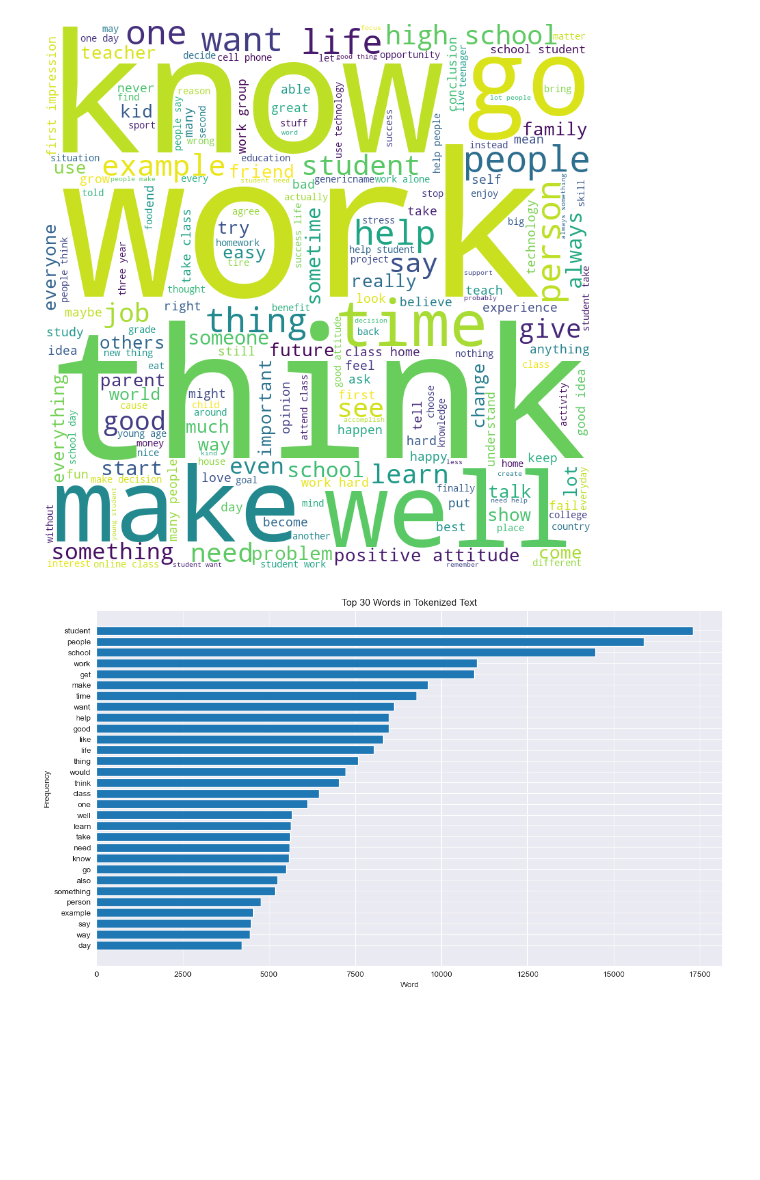
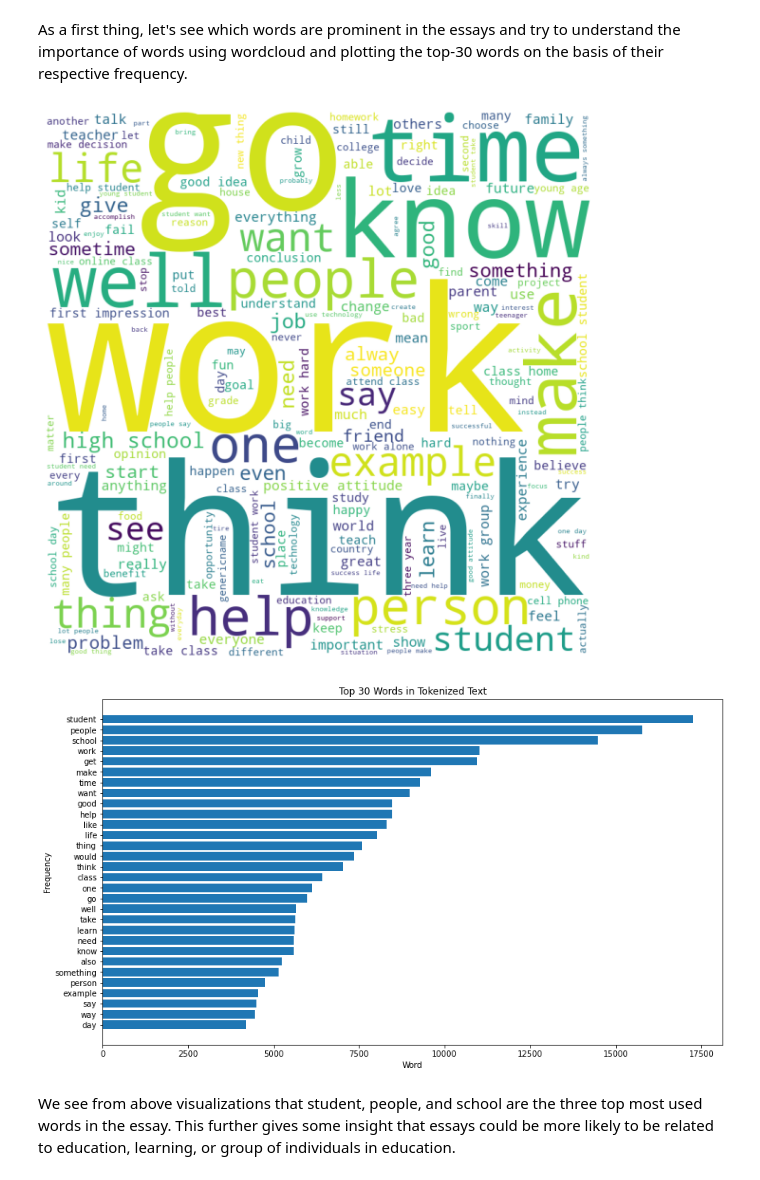
Before and after one commit to kmnis/automatic-essay-grading, a Jupyter notebook: data_prep/Data-Visualization.ipynb, the cells around one changed output. Drawn from its saved outputs; the diff is of its cells as text; code cells hidden in the pictures; blank space fills up the shorter version.

Commit message:
Updated Data Visualization with comments

```diff
--- a/data_prep/Data-Visualization.ipynb
+++ b/data_prep/Data-Visualization.ipynb
@@ -12,5 +16,5 @@ warnings.filterwarnings("ignore")
 # %%
-df_train = pd.read_csv('../data/preprocessed-essay.csv')
+df_train = pd.read_csv('processed_essays.csv')
 # %%
 def string_to_list(string):
     return string.split()
@@ -26,26 +30,27 @@ df_train['cleaned_tokenize_text'] = df_train['cleaned_tokenize_text'].apply(stri
 df_train['corrected_text'] = df_train['corrected_text'].apply(string_to_list)
 df_train['mistakes'] = df_train['mistakes'].apply(nan_to_blank)
 df_train['mistakes'] = df_train['mistakes'].apply(string_to_list)
+# %% [markdown]
+As a first thing, let's see which words are prominent in the essays and try to understand the importance of words using wordcloud and plotting the top-30 words on the basis of their respective frequency.
 # %%
 # Convert the list of tokenized words to a string for each row in the column
 text = df_train['lemmatized_text'].apply(lambda x: ' '.join(x))
 
 # Join the strings
 words = ' '.join(text.tolist())
 
 # Create a wordcloud object
 wordcloud = WordCloud(width=800, height=800, background_color='white', min_font_size=10).generate(words)
 
-sns.set_style('darkgrid')
 
 # Plot the wordcloud
 plt.figure(figsize=(8,8), facecolor=None)
 plt.imshow(wordcloud)
 plt.axis("off")
 plt.tight_layout(pad=0)
 plt.show()
 # %% [output]
-[figure, old version]
+[figure, new version]
 # %%
 # Flatten the list of tokenized words
 words = [word for sentence in df_train['lemmatized_text'] for word in sentence]
@@ -61,7 +66,6 @@ word_list = sorted(word_list, key=lambda x: x[1], reverse=False)
 
 # Set the figure size
 plt.figure(figsize=(14, 8))
-sns.set_style('darkgrid')
 
 # Create a bar chart of the word frequencies
 plt.barh([word[0] for word in word_list], [word[1] for word in word_list])
@@ -74,4 +78,6 @@ plt.ylabel('Frequency')
 # Show the chart
 plt.show()
 # %% [output]
-[figure, old version]
+[figure, new version]
+# %% [markdown]
+We see from above visualizations that student, people, and school are the three top most used words in the essay. This further gives some insight that essays could be more likely to be related to education, learning, or group of individuals in education.
```
Also changed, not shown: parts of 12 cells of this notebook.
